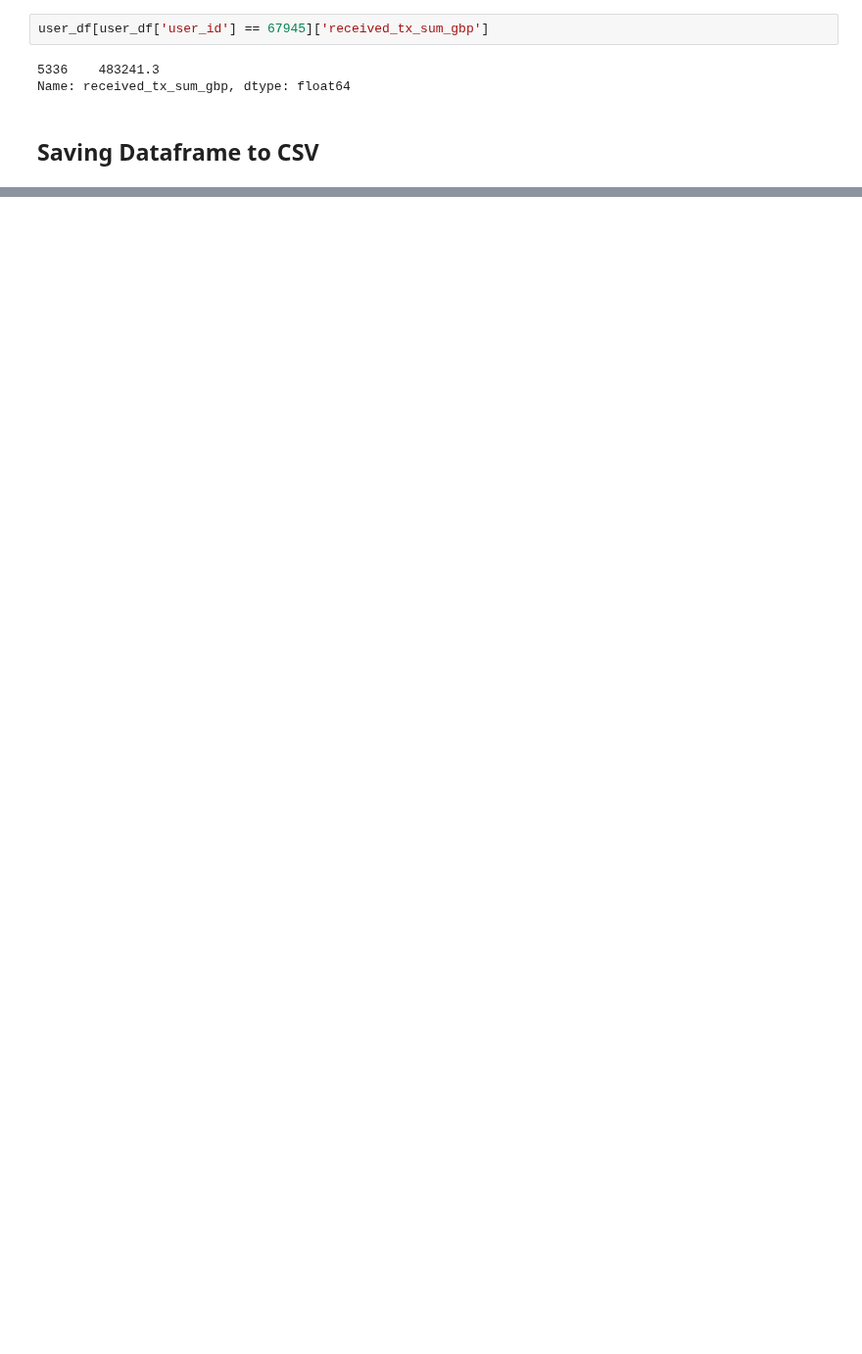
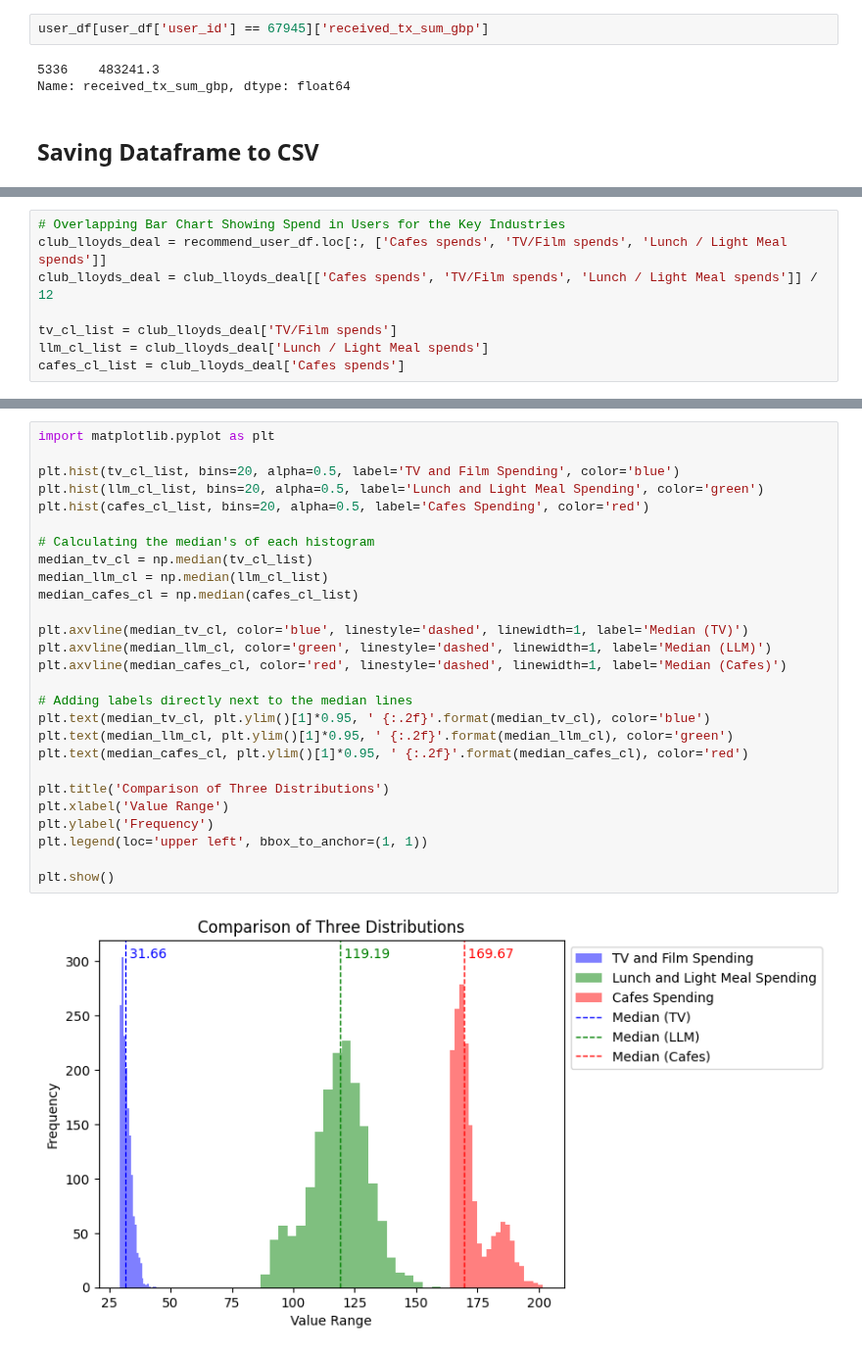
Before and after one commit to UoB-DSMP-2023-24/dsmp-2024-group27, a Jupyter notebook: PersonalFinance/Club Lloyds Recommendations.ipynb, the cells around one changed output, grey strips where cells are left out. Shown at 98% size. Cells and saved outputs as stored; diff of their text form; blank space fills up the shorter version.

```diff
--- a/PersonalFinance/Club Lloyds Recommendations.ipynb
+++ b/PersonalFinance/Club Lloyds Recommendations.ipynb
@@ -101,0 +116,8 @@ recommend_user_df
+# %%
+# Overlapping Bar Chart Showing Spend in Users for the Key Industries
+club_lloyds_deal = recommend_user_df.loc[:, ['Cafes spends', 'TV/Film spends', 'Lunch / Light Meal spends']]
+club_lloyds_deal = club_lloyds_deal[['Cafes spends', 'TV/Film spends', 'Lunch / Light Meal spends']] / 12
+
+tv_cl_list = club_lloyds_deal['TV/Film spends']
+llm_cl_list = club_lloyds_deal['Lunch / Light Meal spends']
+cafes_cl_list = club_lloyds_deal['Cafes spends']
@@ -101,0 +141,29 @@ recommend_user_df
+# %%
+import matplotlib.pyplot as plt
+
+plt.hist(tv_cl_list, bins=20, alpha=0.5, label='TV and Film Spending', color='blue')
+plt.hist(llm_cl_list, bins=20, alpha=0.5, label='Lunch and Light Meal Spending', color='green')
+plt.hist(cafes_cl_list, bins=20, alpha=0.5, label='Cafes Spending', color='red')
+
+# Calculating the median's of each histogram
+median_tv_cl = np.median(tv_cl_list)
+median_llm_cl = np.median(llm_cl_list)
+median_cafes_cl = np.median(cafes_cl_list)
+
+plt.axvline(median_tv_cl, color='blue', linestyle='dashed', linewidth=1, label='Median (TV)')
+plt.axvline(median_llm_cl, color='green', linestyle='dashed', linewidth=1, label='Median (LLM)')
+plt.axvline(median_cafes_cl, color='red', linestyle='dashed', linewidth=1, label='Median (Cafes)')
+
+# Adding labels directly next to the median lines
+plt.text(median_tv_cl, plt.ylim()[1]*0.95, ' {:.2f}'.format(median_tv_cl), color='blue')
+plt.text(median_llm_cl, plt.ylim()[1]*0.95, ' {:.2f}'.format(median_llm_cl), color='green')
+plt.text(median_cafes_cl, plt.ylim()[1]*0.95, ' {:.2f}'.format(median_cafes_cl), color='red')
+
+plt.title('Comparison of Three Distributions')
+plt.xlabel('Value Range')
+plt.ylabel('Frequency')
+plt.legend(loc='upper left', bbox_to_anchor=(1, 1))
+
+plt.show()
+# %% [output]
+[figure, added]
```
Also changed, not shown: parts of 9 cells of this notebook.
